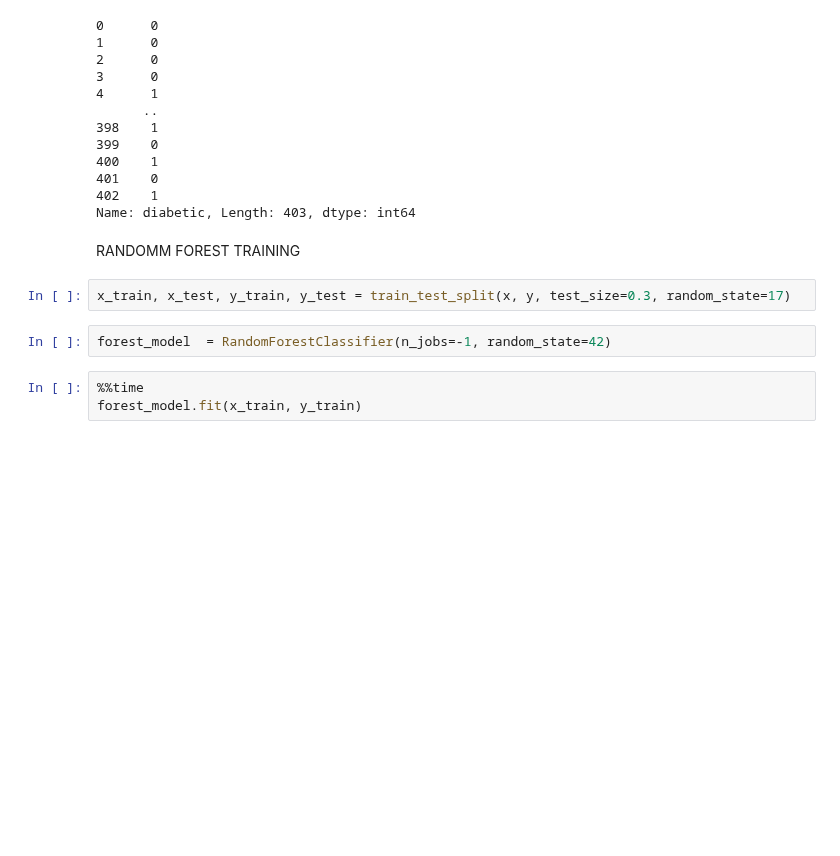
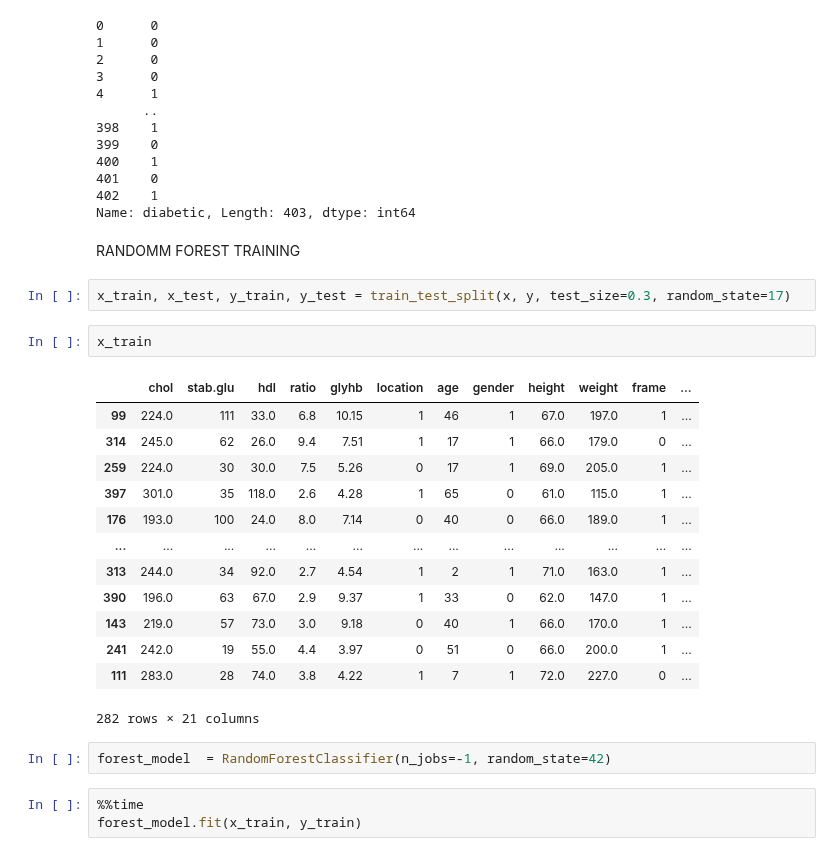
Before and after one commit to wessware/diabetes_data_analysis, a Jupyter notebook: models/random_forest_models/random_forest_classifier_base.ipynb, the cells around one changed output. Drawn from its saved outputs; the diff is of its cells as text; blank space fills up the shorter version.

```diff
--- a/models/random_forest_models/random_forest_classifier_base.ipynb
+++ b/models/random_forest_models/random_forest_classifier_base.ipynb
@@ -109,6 +109,22 @@ Name: diabetic, Length: 403, dtype: int64
 RANDOMM FOREST TRAINING
 # %%
 x_train, x_test, y_train, y_test = train_test_split(x, y, test_size=0.3, random_state=17)
+# %%
+x_train
+# %% [output]
+|  | chol | stab.glu | hdl | ratio | glyhb | location | age | gender | height | weight | frame | ... |
+| 99 | 224.0 | 111 | 33.0 | 6.8 | 10.15 | 1 | 46 | 1 | 67.0 | 197.0 | 1 | ... |
+| 314 | 245.0 | 62 | 26.0 | 9.4 | 7.51 | 1 | 17 | 1 | 66.0 | 179.0 | 0 | ... |
+| 259 | 224.0 | 30 | 30.0 | 7.5 | 5.26 | 0 | 17 | 1 | 69.0 | 205.0 | 1 | ... |
+| 397 | 301.0 | 35 | 118.0 | 2.6 | 4.28 | 1 | 65 | 0 | 61.0 | 115.0 | 1 | ... |
+| 176 | 193.0 | 100 | 24.0 | 8.0 | 7.14 | 0 | 40 | 0 | 66.0 | 189.0 | 1 | ... |
+| ... | ... | ... | ... | ... | ... | ... | ... | ... | ... | ... | ... | ... |
+| 313 | 244.0 | 34 | 92.0 | 2.7 | 4.54 | 1 | 2 | 1 | 71.0 | 163.0 | 1 | ... |
+| 390 | 196.0 | 63 | 67.0 | 2.9 | 9.37 | 1 | 33 | 0 | 62.0 | 147.0 | 1 | ... |
+| 143 | 219.0 | 57 | 73.0 | 3.0 | 9.18 | 0 | 40 | 1 | 66.0 | 170.0 | 1 | ... |
+| 241 | 242.0 | 19 | 55.0 | 4.4 | 3.97 | 0 | 51 | 0 | 66.0 | 200.0 | 1 | ... |
+| 111 | 283.0 | 28 | 74.0 | 3.8 | 4.22 | 1 | 7 | 1 | 72.0 | 227.0 | 0 | ... |
+282 rows × 21 columns
 # %%
 forest_model  = RandomForestClassifier(n_jobs=-1, random_state=42)
 # %%
```
Also changed, not shown: 1 other file.
